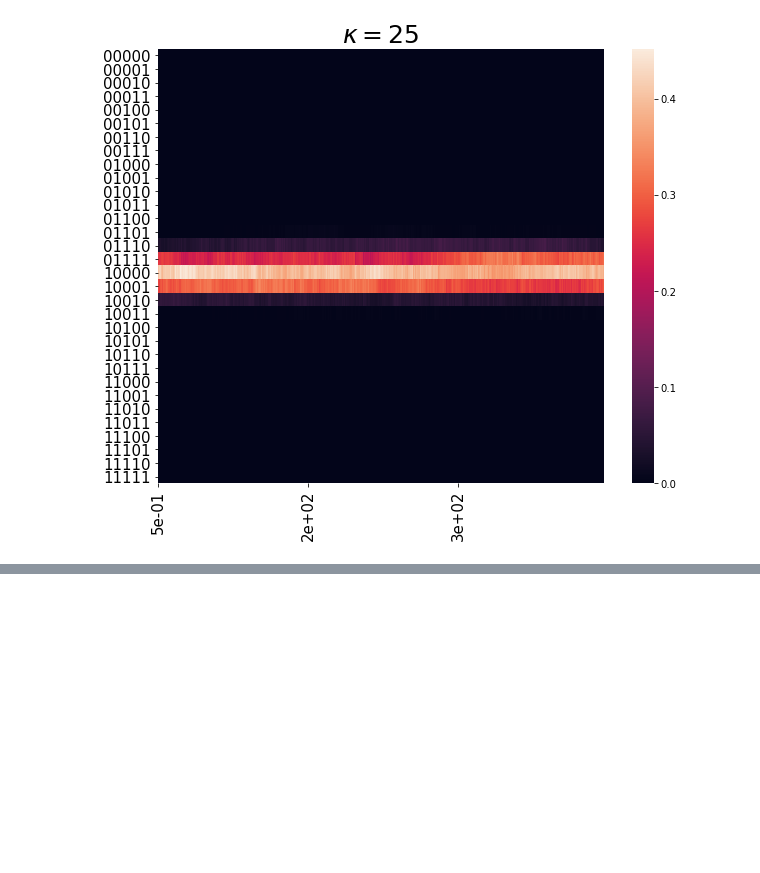
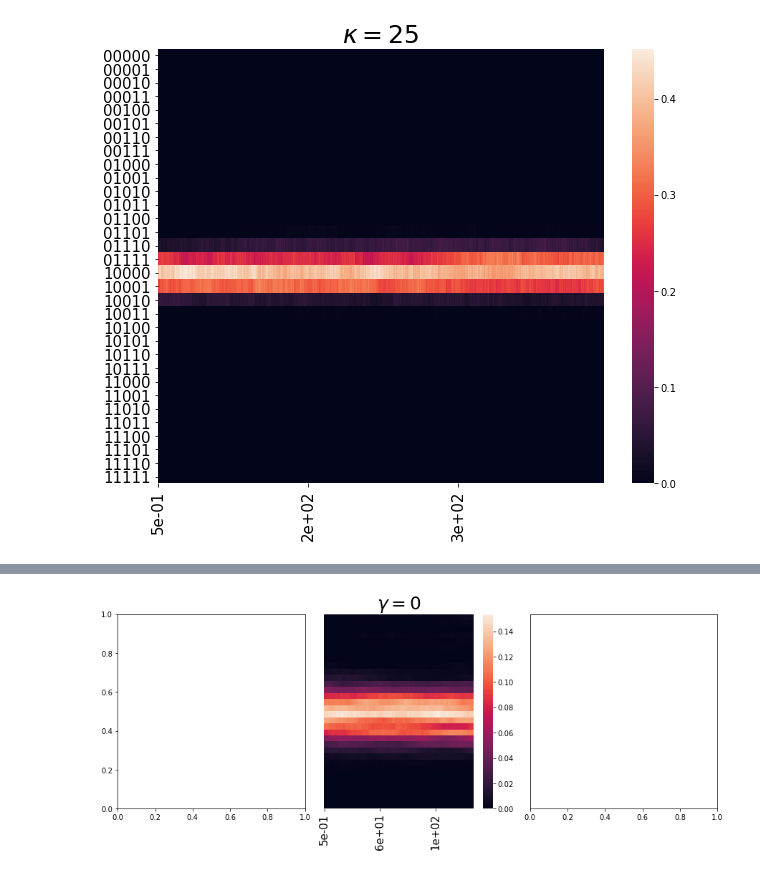
Before and after one commit to patrick-oliveira/EntropiaGrafos, a Jupyter notebook: Plots e Analise.ipynb, the cells around one changed output, grey strips where cells are left out. Cells and saved outputs as stored; diff of their text form; code cells hidden in the pictures; blank space fills up the shorter version.

```diff
--- a/Plots e Analise.ipynb
+++ b/Plots e Analise.ipynb
@@ -154,0 +257,17 @@ KeyboardInterrupt:
+# %%
+fig, axs = plt.subplots(1, 3, figsize = (15, 5))
+fig.subplots_adjust(hspace = 0.1, wspace = 0.1)
+axs[1].set_yticks([])
+axs[2].set_yticks([])
+
+a = statistics_for_kappa_0[kappa][0]
+evolution = []
+for code in a.keys():
+    evolution.append(a[code])
+evolution = np.asarray(evolution)
+heat_plot(evolution, size = (10, 8), y_tick_labels = None, x_tick_label_size = 15,
+                    y_tick_label_size = 15, title = r'$\gamma = {}$'.format(0), title_size = 25, fig = fig, ax = axs[1], cbar = True)
+
+fig.savefig("color_map.png", bbox_inches = 'tight')
+# %% [output]
+[figure, added]
```
Also changed, not shown: parts of 11 cells of this notebook, 23 other files.
